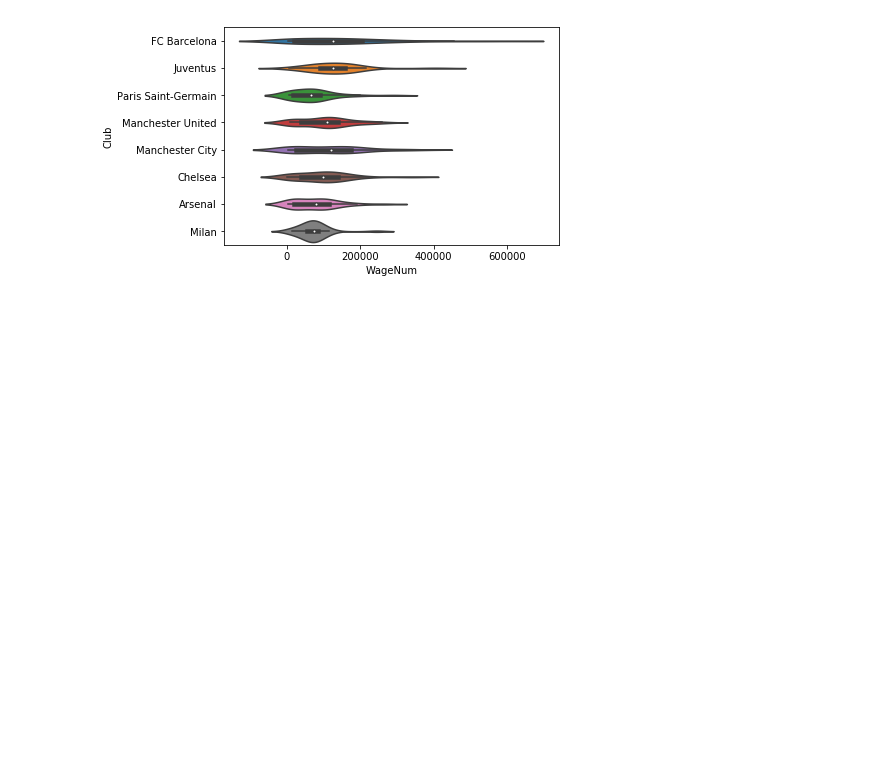
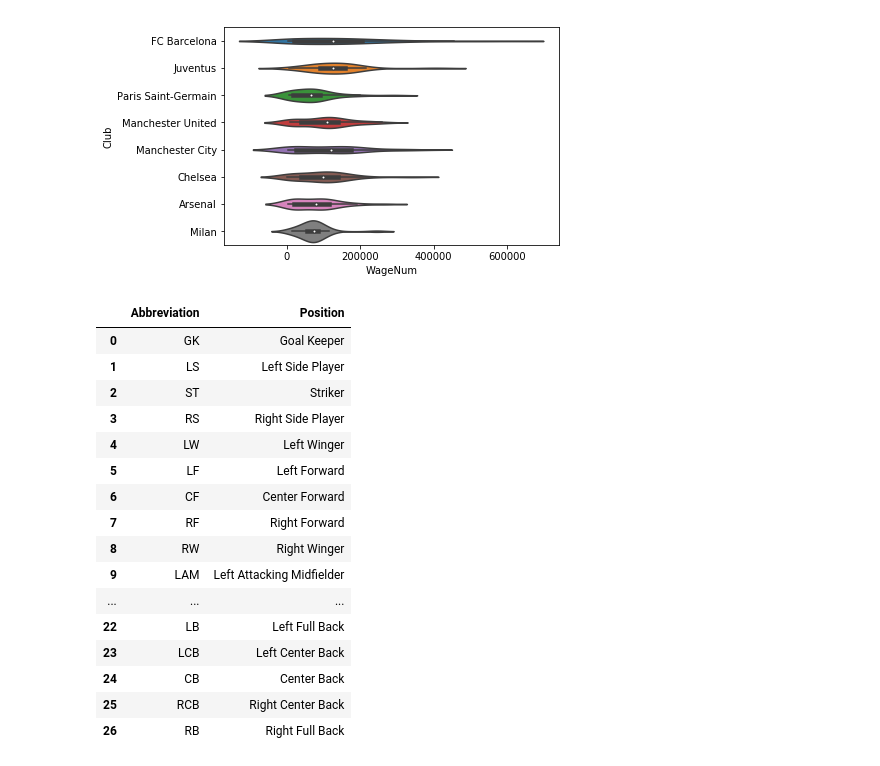
Before and after one commit to fifa-19-player-stats/data, a Jupyter notebook: code/FIFA19.ipynb, the cells around one changed output. Drawn from its saved outputs; the diff is of its cells as text; code cells hidden in the pictures; blank space fills up the shorter version.

Commit message:
New df with abbreviations for position and the named position

```diff
--- a/code/FIFA19.ipynb
+++ b/code/FIFA19.ipynb
@@ -535,3 +535,34 @@ wage1 = sns.boxplot(data = c, y = 'Club', x = 'WageNum')
 wage2 = sns.violinplot(data = c, y = 'Club', x = 'WageNum')
 # %% [output]
 [figure]
+# %%
+abbreviations = ('GK', 'LS', 'ST', 'RS', 'LW', 'LF', 'CF', 'RF', 'RW', 'LAM', 'CAM', 'RAM',
+                'LM', 'LCM', 'CM', 'RCM', 'RM', 'LWB', 'LDM', 'CDM', 'RDM', 'RWB', 'LB',
+                'LCB', 'CB', 'RCB', 'RB')
+positions = ('Goal Keeper', 'Left Side Player', 'Striker', 'Right Side Player', 'Left Winger',
+            'Left Forward', 'Center Forward', 'Right Forward', 'Right Winger', 'Left Attacking Midfielder',
+            'Center Attacking Midfielder', 'Right Attacking Midfielder', 'Left Midfield', 'Left Center Midfield',
+            'Center Midfield', 'Right Center Midfielder', 'Right Midfielder', 'Left Wing Back', 'Left Defensive Midfielder',
+            'Center Defensive Midfielder', 'Right Defensive Midfielder', 'Right Wing Back',
+            'Left Full Back', 'Left Center Back', 'Center Back', 'Right Center Back', 'Right Full Back')
+
+df_positions = pd.DataFrame({'Abbreviation': abbreviations, 'Position': positions})
+df_positions
+# %% [output]
+|  | Abbreviation | Position |
+| 0 | GK | Goal Keeper |
+| 1 | LS | Left Side Player |
+| 2 | ST | Striker |
+| 3 | RS | Right Side Player |
+| 4 | LW | Left Winger |
+| 5 | LF | Left Forward |
+| 6 | CF | Center Forward |
+| 7 | RF | Right Forward |
+| 8 | RW | Right Winger |
+| 9 | LAM | Left Attacking Midfielder |
+| ... | ... | ... |
+| 22 | LB | Left Full Back |
+| 23 | LCB | Left Center Back |
+| 24 | CB | Center Back |
+| 25 | RCB | Right Center Back |
+| 26 | RB | Right Full Back |
```
